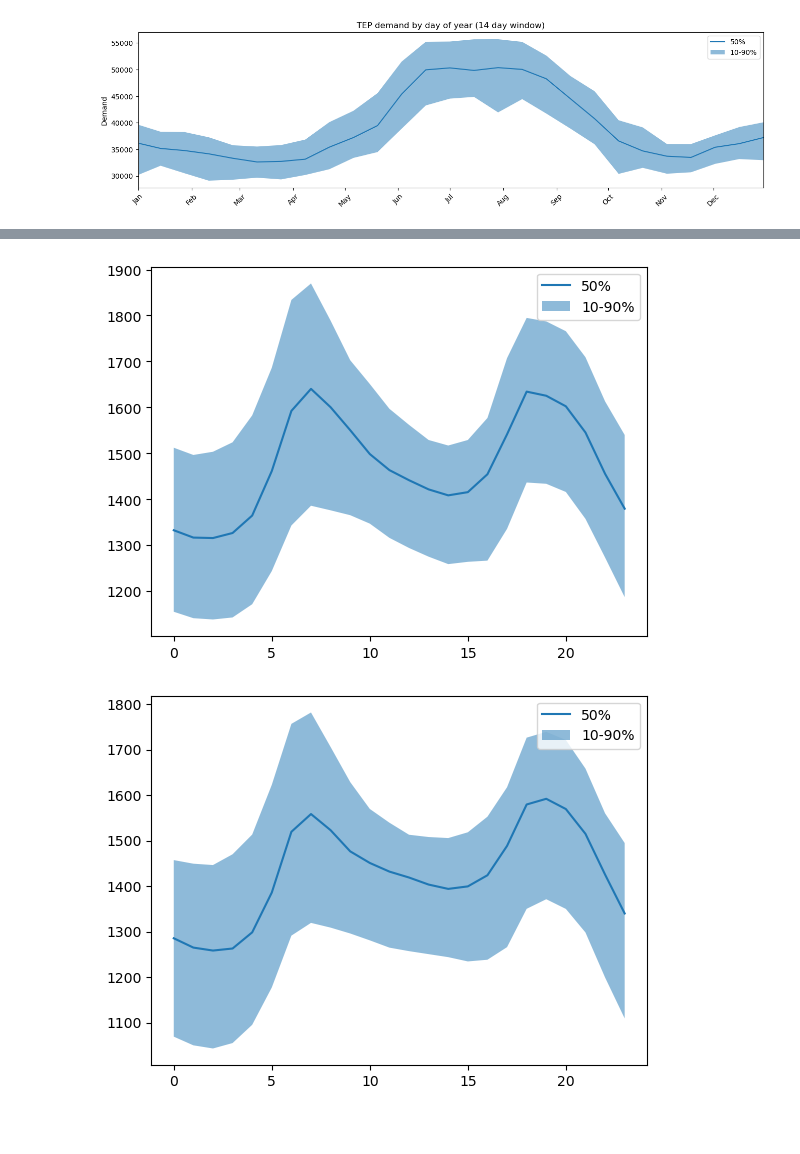
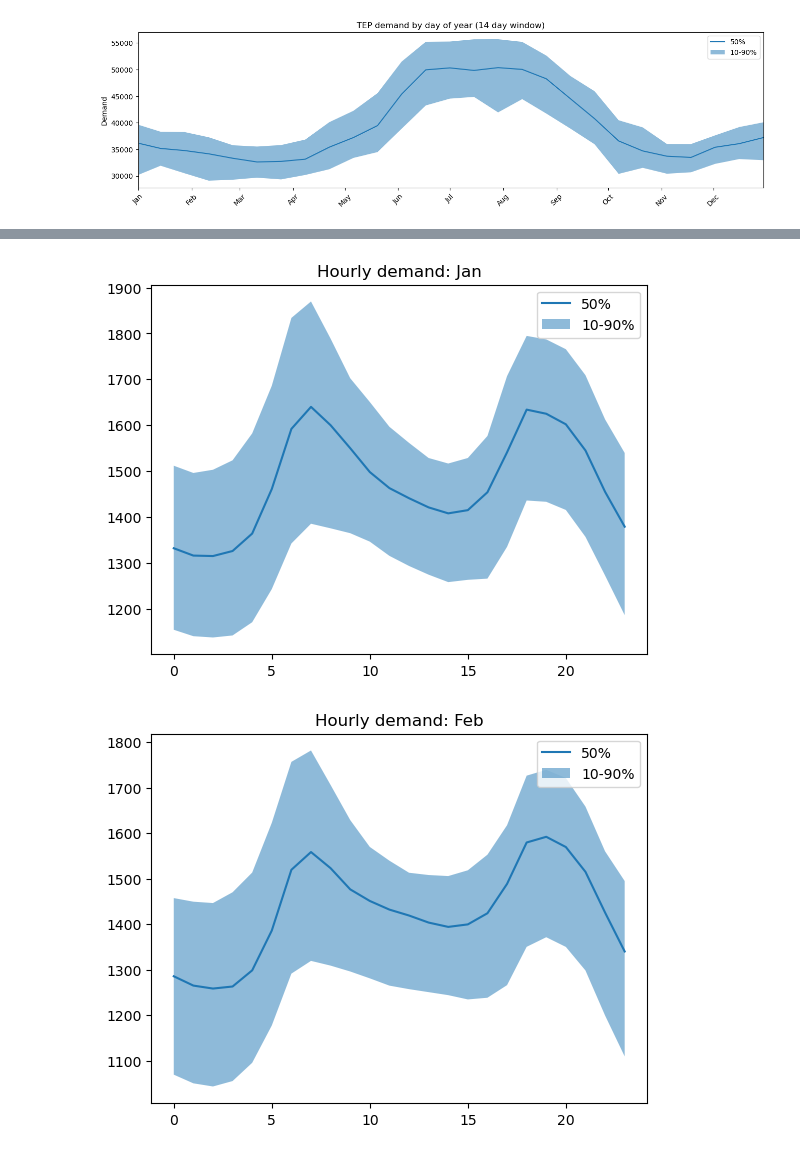
Before and after one commit to tmharty/notesbooks, a Jupyter notebook: load_data.ipynb, the cells around one changed output, grey strips where cells are left out. Cells and saved outputs as stored; diff of their text form; code cells hidden in the pictures; blank space fills up the shorter version.

Commit message:
Added title to final plots

```diff
--- a/load_data.ipynb
+++ b/load_data.ipynb
@@ -69,10 +78,11 @@ hourly_quantiles = hourly_quantiles.astype(float)
 # %%
 for a_month in range(1, 13):
     plt.figure()
     plt.plot(hourly_quantiles[50].loc[(a_month, )], label='50%')
     plt.fill_between(
         hourly_quantiles.index.levels[1], hourly_quantiles[10].loc[(a_month, )], hourly_quantiles[90].loc[(a_month, )], alpha=0.5, label='10-90%')
     plt.legend()
+    plt.title(f'Hourly demand: {months[a_month-1]}')
 # %% [output]
-[figure, old version]
+[figure, new version]
-[figure, old version]
+[figure, new version]
```
Also changed, not shown: parts of 4 cells of this notebook.
